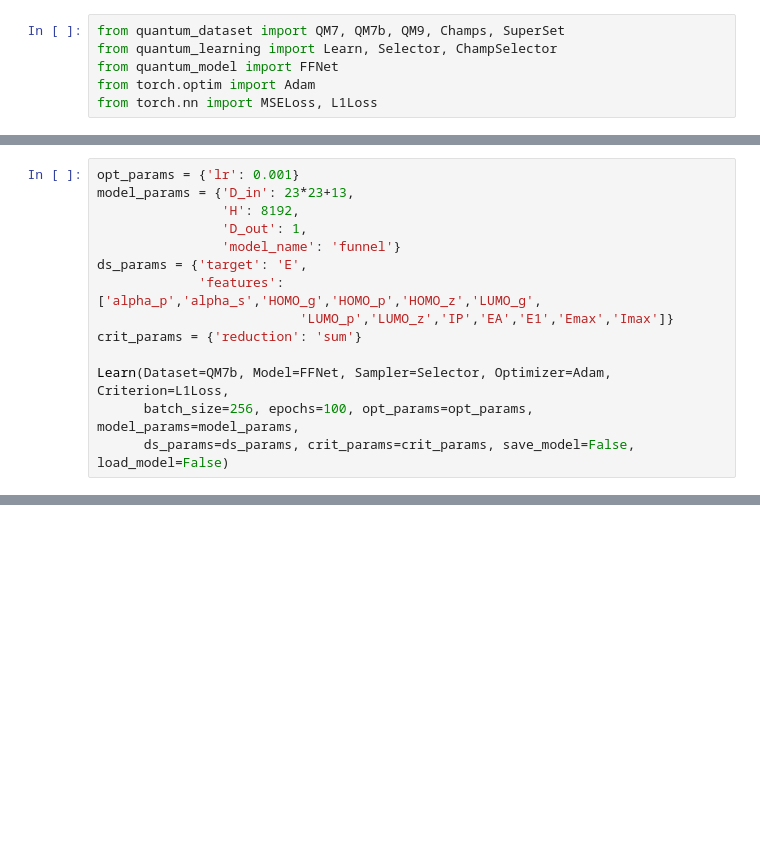
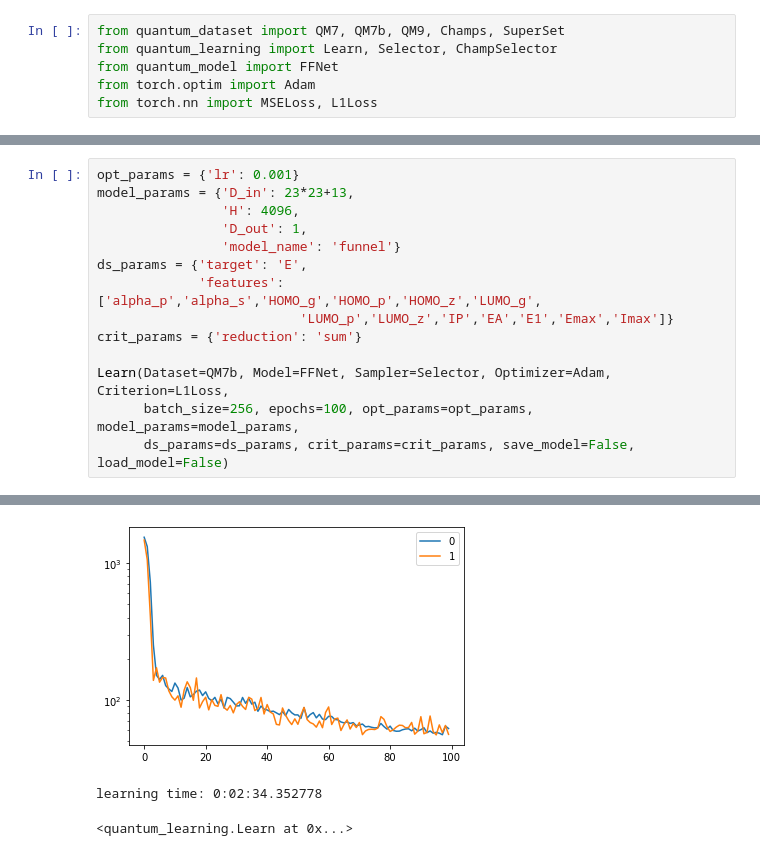
Before and after one commit to icanswim/fastchem, a Jupyter notebook: quantum_experiment.ipynb, the cells around one changed output, grey strips where cells are left out. Saved outputs shown, nothing was run; the diff lists cells and outputs as text; blank space fills up the shorter version.

```diff
--- a/quantum_experiment.ipynb
+++ b/quantum_experiment.ipynb
@@ -40,7 +73,7 @@ Learn(Dataset=QM7, Model=FFNet, Sampler=Selector, Optimizer=Adam, Criterion=L1Lo
 # %%
 opt_params = {'lr': 0.001}
 model_params = {'D_in': 23*23+13,
-                'H': 8192,
+                'H': 4096,
                 'D_out': 1,
                 'model_name': 'funnel'}
 ds_params = {'target': 'E',
@@ -51,3 +84,4 @@ crit_params = {'reduction': 'sum'}
 Learn(Dataset=QM7b, Model=FFNet, Sampler=Selector, Optimizer=Adam, Criterion=L1Loss,
       batch_size=256, epochs=100, opt_params=opt_params, model_params=model_params,
       ds_params=ds_params, crit_params=crit_params, save_model=False, load_model=False)
+# %% [output]
@@ -54,3 +105,6 @@ Learn(Dataset=QM7b, Model=FFNet, Sampler=Selector, Optimizer=Adam, Criterion=L1L
+[figure, added]
+learning time: 0:02:34.352778
+<quantum_learning.Learn at 0x...>
 # %%
 opt_params = {'lr': 0.001}
 model_params = {'D_in': 29*29+29+14,
```
Also changed, not shown: parts of 7 cells of this notebook, 2 other files.
